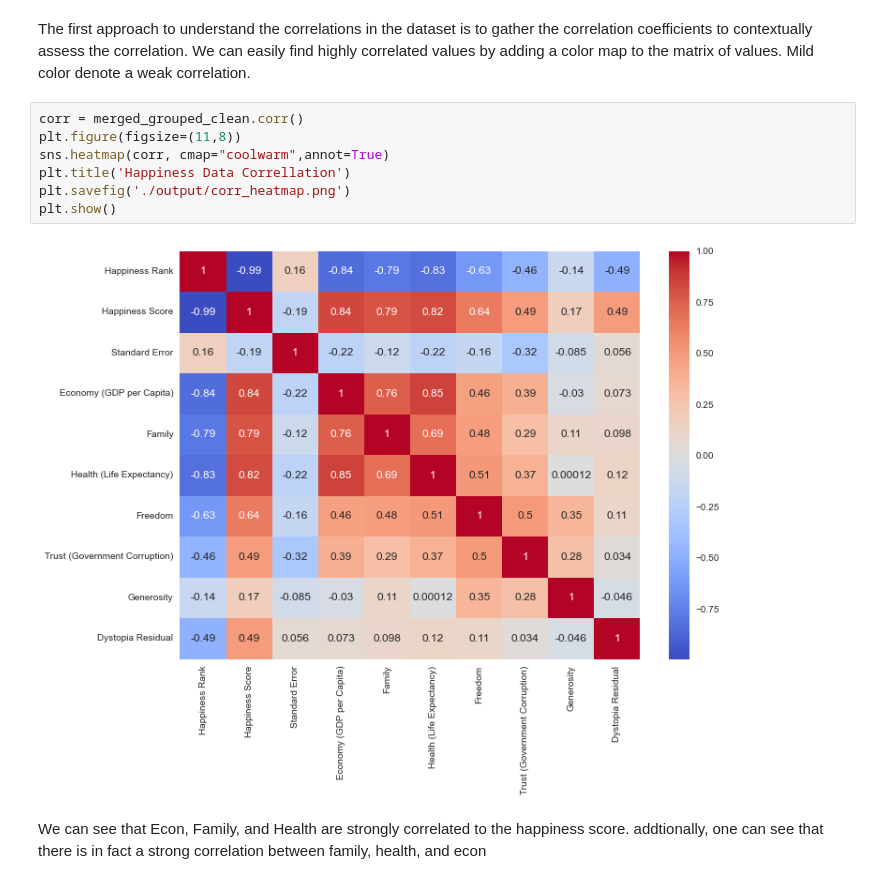
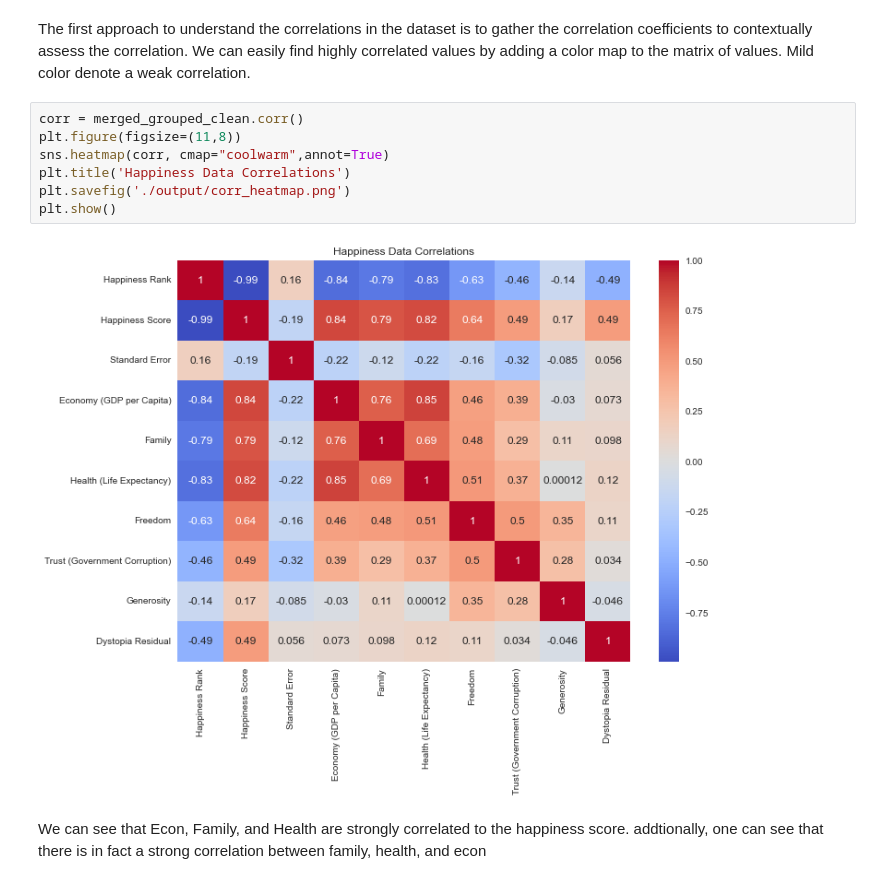
Before and after one commit to qshen9581/ds5100-group2, a Jupyter notebook: happiness_analysis_ds.ipynb, the cells around one changed output. Saved outputs shown, nothing was run; the diff lists cells and outputs as text.

Commit message:
images

```diff
--- a/happiness_analysis_ds.ipynb
+++ b/happiness_analysis_ds.ipynb
@@ -314,12 +316,12 @@ The first approach to understand the correlations in the dataset is to gather th
 # %%
 corr = merged_grouped_clean.corr()
 plt.figure(figsize=(11,8))
 sns.heatmap(corr, cmap="coolwarm",annot=True)
-plt.title('Happiness Data Correllation')
+plt.title('Happiness Data Correlations')
 plt.savefig('./output/corr_heatmap.png')
 plt.show()
 # %% [output]
-[figure, old version]
+[figure, new version]
 # %% [markdown]
 We can see that Econ, Family, and Health are strongly correlated to the happiness score. addtionally, one can see that there is in fact a strong correlation between family, health, and econ
 # %% [markdown]
```
Also changed, not shown: parts of 1 cell of this notebook, 1 other file.
